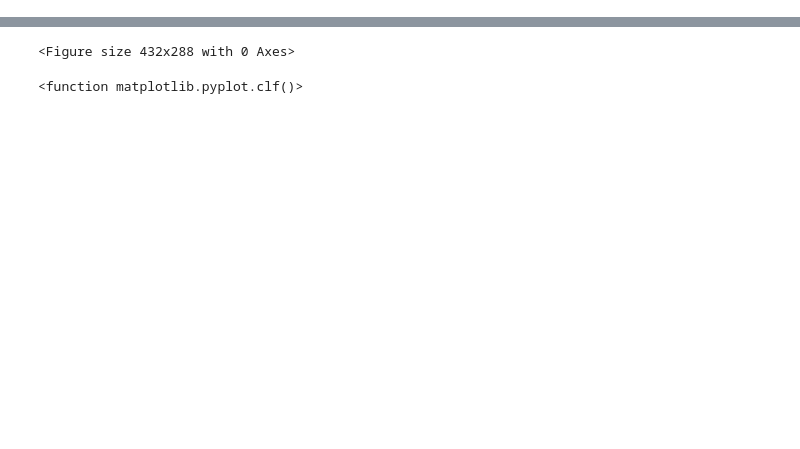
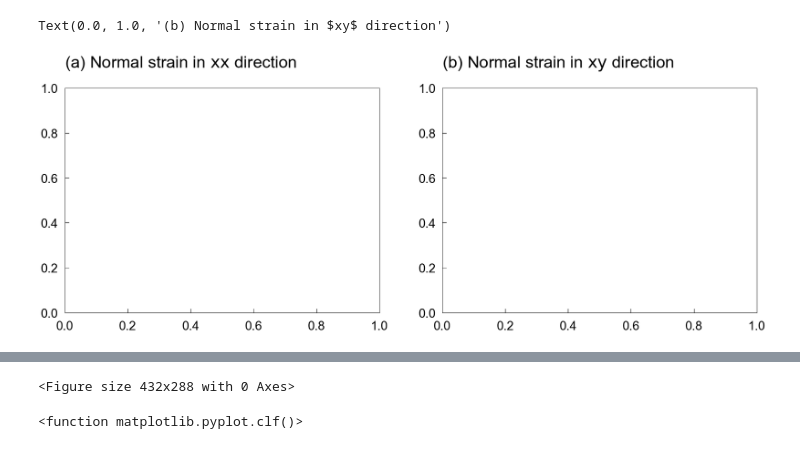
Before and after one commit to hiroro9/Sobol-ASR, a Jupyter notebook: plot_ASR-K-G.ipynb, the cells around one changed output, grey strips where cells are left out. Saved outputs shown, nothing was run; the diff lists cells and outputs as text; code cells hidden in the pictures; blank space fills up the shorter version.

```diff
--- a/plot_ASR-K-G.ipynb
+++ b/plot_ASR-K-G.ipynb
@@ -11,0 +42,9 @@ ST_err = S[["s11_err","s22_err","s33_err", "s12_err", "s13_err", "s23_err", "p0_
+# %%
+fig = plt.figure()
+ax1 = fig.add_subplot(121)
+ax2 = fig.add_subplot(122)
+ax1.set_title("(a) Normal strain in $xx$ direction", loc="left", fontsize=40, pad=50)
+ax2.set_title("(b) Normal strain in $xy$ direction", loc="left", fontsize=40, pad=50)
+# %% [output]
+Text(0.0, 1.0, '(b) Normal strain in $xy$ direction')
+[figure, added]
```
Also changed, not shown: parts of 9 cells of this notebook, 4 other files.
